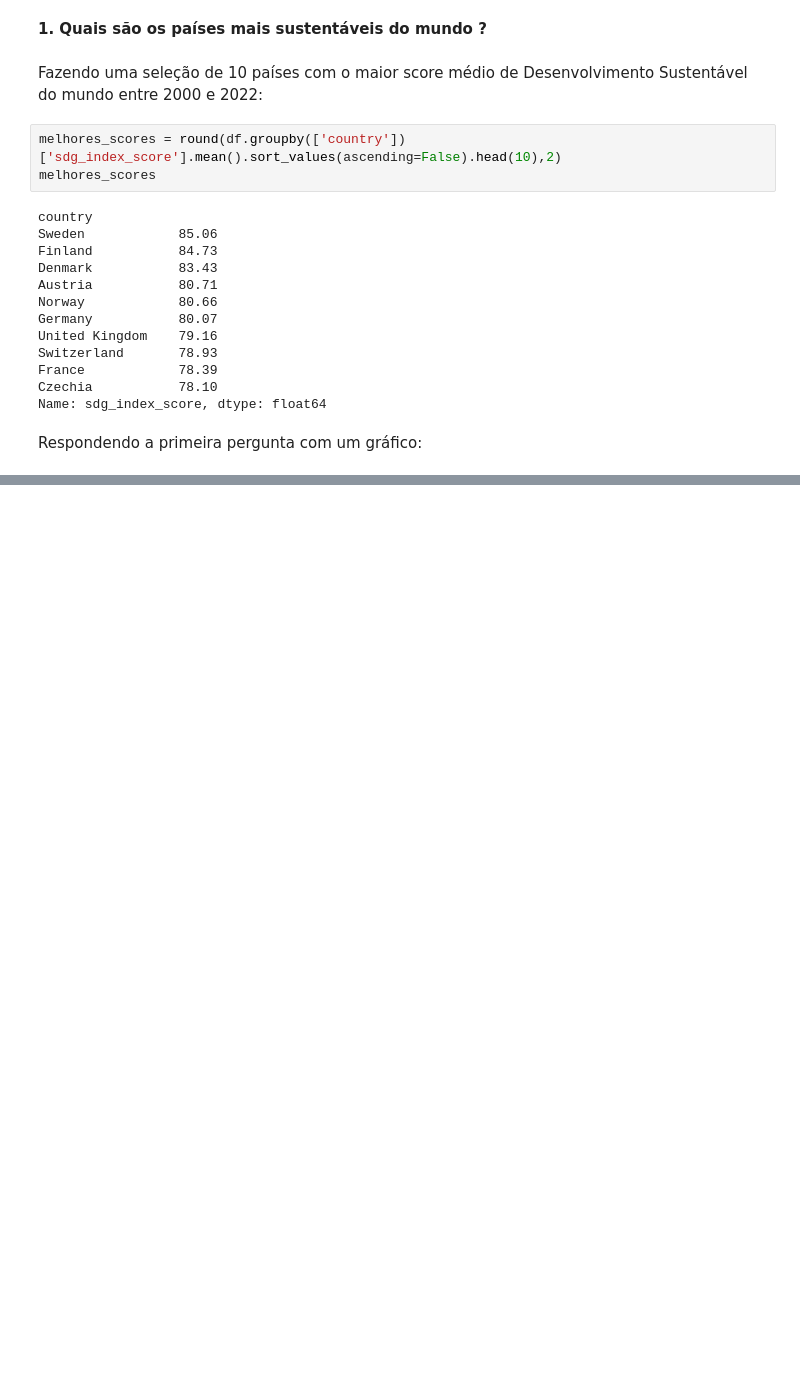
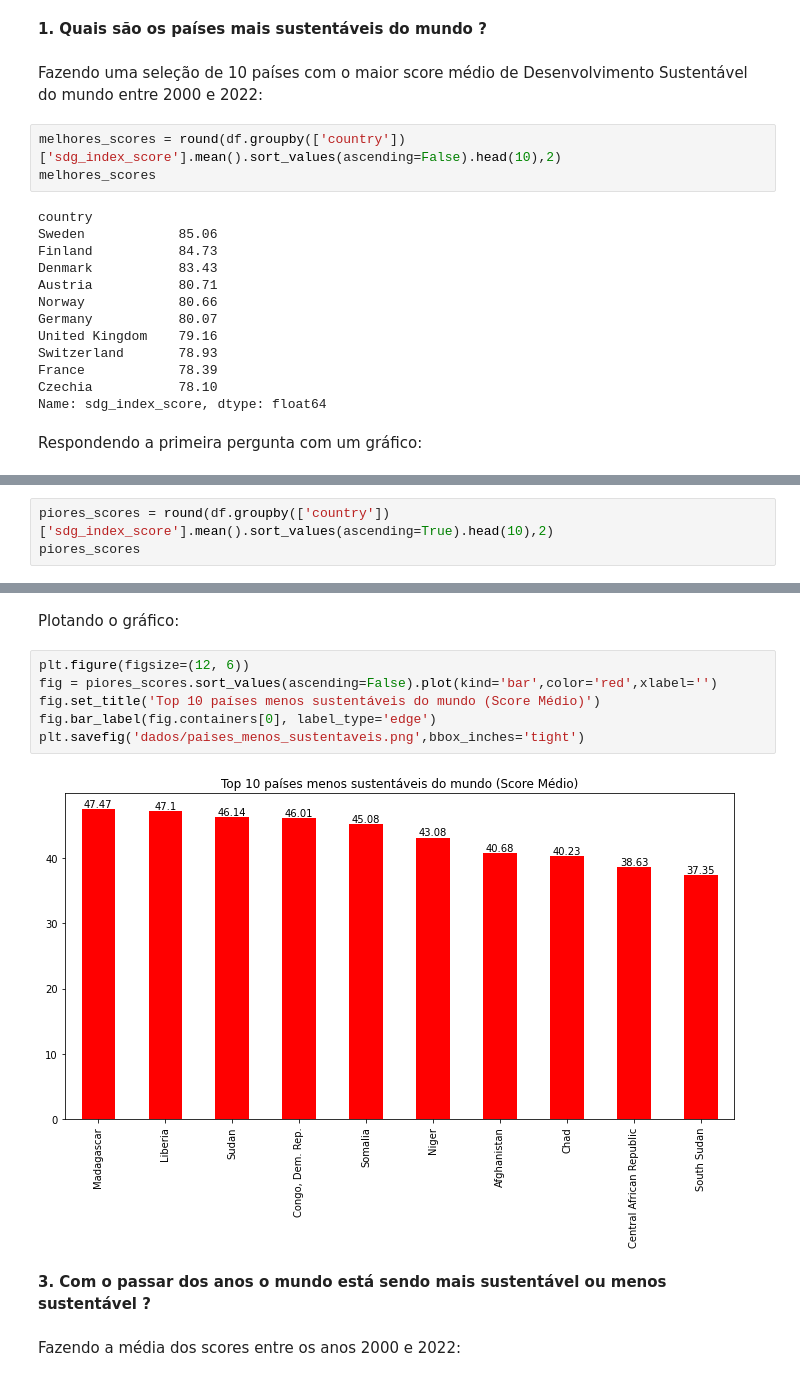
Before and after one commit to mvsampaio98/Data_Science, a Jupyter notebook: Projetos/Desenvolvimento_Sustentável_EDA/Desenvolvimento_Sustentavel_EDA.ipynb, the cells around one changed output, grey strips where cells are left out. Saved outputs shown, nothing was run; the diff lists cells and outputs as text; blank space fills up the shorter version.

```diff
--- a/Projetos/Desenvolvimento_Sustentável_EDA/Desenvolvimento_Sustentavel_EDA.ipynb
+++ b/Projetos/Desenvolvimento_Sustentável_EDA/Desenvolvimento_Sustentavel_EDA.ipynb
@@ -136,0 +141,3 @@ plt.savefig('dados/paises_mais_sustentaveis.png')
+# %%
+piores_scores = round(df.groupby(['country'])['sdg_index_score'].mean().sort_values(ascending=True).head(10),2)
+piores_scores
@@ -136,0 +157,14 @@ plt.savefig('dados/paises_mais_sustentaveis.png')
+# %% [markdown]
+Plotando o gráfico:
+# %%
+plt.figure(figsize=(12, 6))
+fig = piores_scores.sort_values(ascending=False).plot(kind='bar',color='red',xlabel='')
+fig.set_title('Top 10 países menos sustentáveis do mundo (Score Médio)')
+fig.bar_label(fig.containers[0], label_type='edge')
+plt.savefig('dados/paises_menos_sustentaveis.png',bbox_inches='tight')
+# %% [output]
+[figure, added]
+# %% [markdown]
+**3. Com o passar dos anos o mundo está sendo mais sustentável ou menos sustentável ?**
+# %% [markdown]
+Fazendo a média dos scores entre os anos 2000 e 2022:
```
Also changed, not shown: parts of 24 cells of this notebook, 8 other files.
